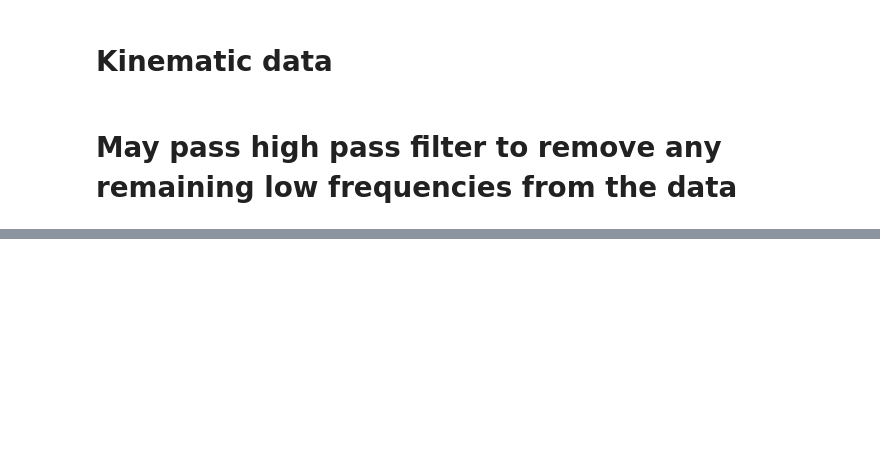
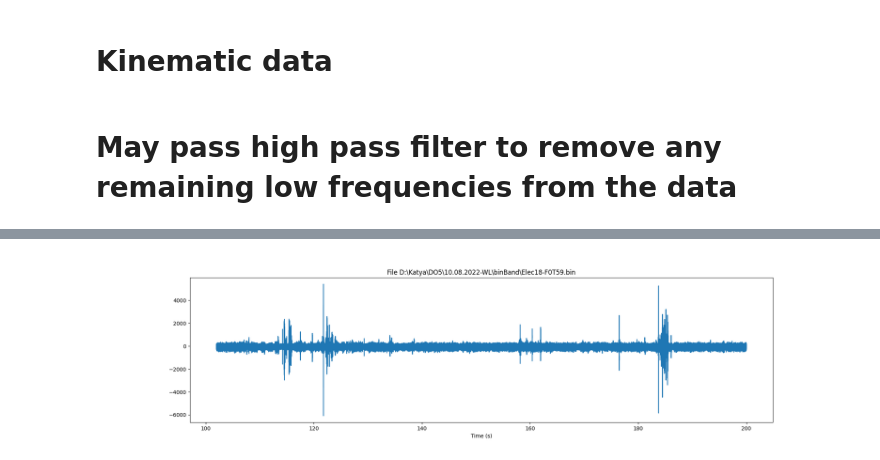
Before and after one commit to orelTahary/Preprocess, a Jupyter notebook: preprocess.ipynb, the cells around one changed output, grey strips where cells are left out. Cells and saved outputs as stored; diff of their text form; code cells hidden in the pictures; blank space fills up the shorter version.

```diff
--- a/preprocess.ipynb
+++ b/preprocess.ipynb
@@ -146,6 +181,8 @@ pp.bandpass_filter(os.path.join(dataDir,'binNew'), os.path.join(dataDir,'binBand
 # %%
-rng = [3,5]
-elc = 27
+%matplotlib widget
+rng = [102,200]
+elc = 18
 
-fig, axes = pp.plotBin(os.path.join(dataDir,'binMed','Elec' + str(elc) + rangeStr + '.bin'), rng)
-fig.set_size_inches((10,5))
+fig, axes = pp.plotBin(os.path.join(dataDir,'binBand','Elec' + str(elc) + rangeStr + '.bin'), rng)
+fig.set_size_inches((20,5))
+# %% [output]
@@ -152,3 +190,4 @@ fig.set_size_inches((10,5))
+[figure, added]
 # %%
 fig, axes = pp.plotBin(os.path.join(dataDir, 'binBand', 'Elec' + str(elc) + rangeStr + '.bin'), rng)
 fig.set_size_inches((10,5))
```
Also changed, not shown: parts of 9 cells of this notebook.
